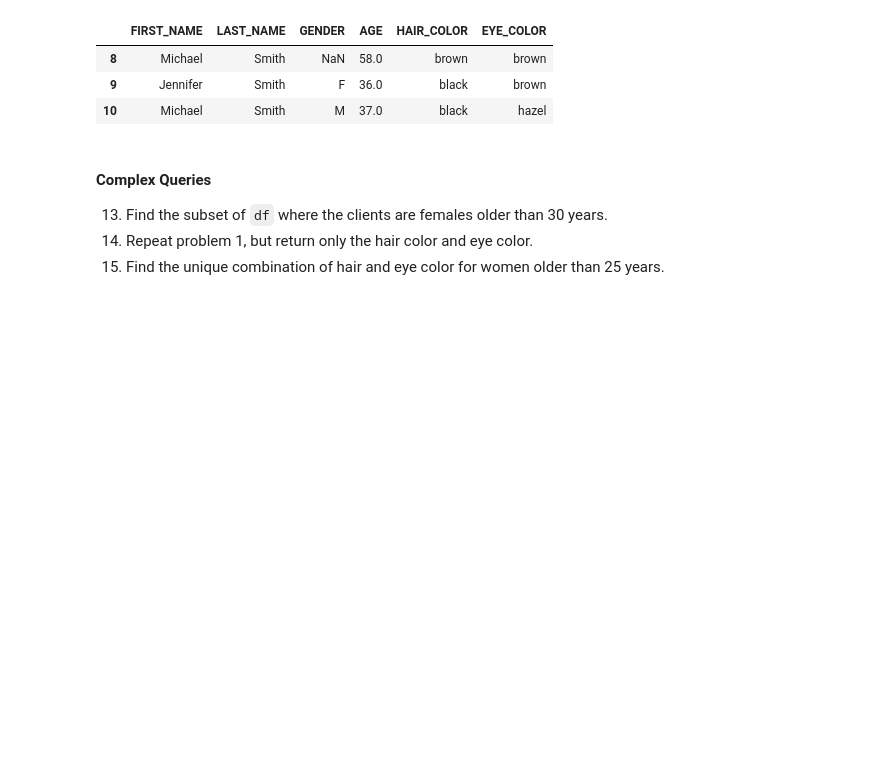
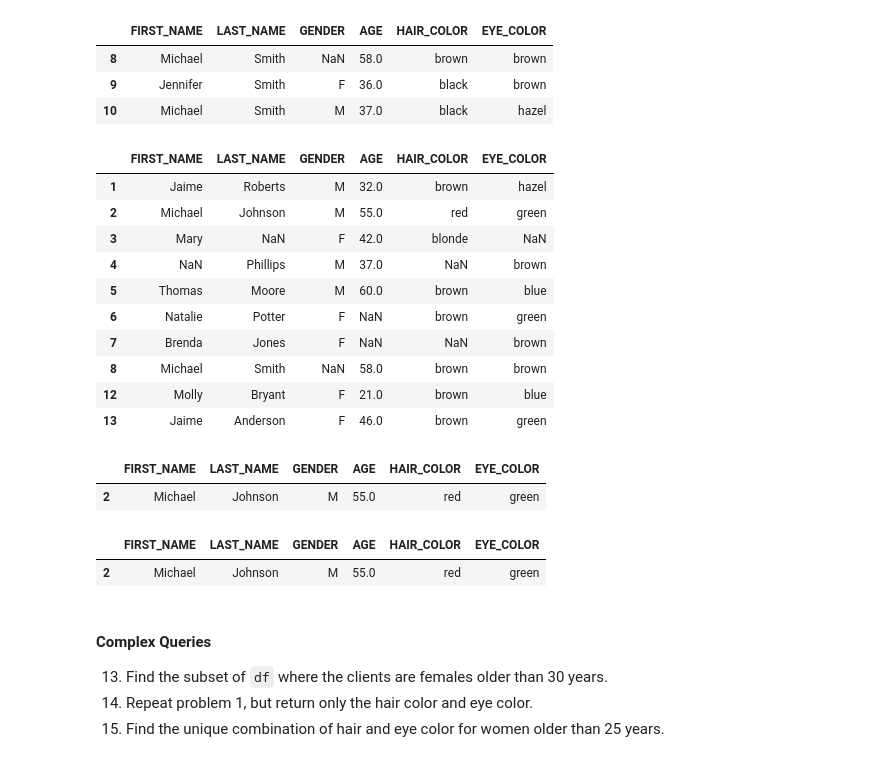
Before and after one commit to suheda1ben/Data-Analysis-with-Pandas, a Jupyter notebook: Data Analysis with Pandas.ipynb, the cells around one changed output. Drawn from its saved outputs; the diff is of its cells as text; code cells hidden in the pictures; blank space fills up the shorter version.

```diff
--- a/Data Analysis with Pandas.ipynb
+++ b/Data Analysis with Pandas.ipynb
@@ -114,6 +160,30 @@ df4[(df4['LAST_NAME']=='Smith')] #soyadi Smith olanlari cikardi.
 | 8 | Michael | Smith | NaN | 58.0 | brown | brown |
 | 9 | Jennifer | Smith | F | 36.0 | black | brown |
 | 10 | Michael | Smith | M | 37.0 | black | hazel |
+# %%
+df4[(df4['HAIR_COLOR']!="black")] #Listede sac rengi siyah olmayanlari buldum.
+# %% [output]
+|  | FIRST_NAME | LAST_NAME | GENDER | AGE | HAIR_COLOR | EYE_COLOR |
+| 1 | Jaime | Roberts | M | 32.0 | brown | hazel |
+| 2 | Michael | Johnson | M | 55.0 | red | green |
+| 3 | Mary | NaN | F | 42.0 | blonde | NaN |
+| 4 | NaN | Phillips | M | 37.0 | NaN | brown |
+| 5 | Thomas | Moore | M | 60.0 | brown | blue |
+| 6 | Natalie | Potter | F | NaN | brown | green |
+| 7 | Brenda | Jones | F | NaN | NaN | brown |
+| 8 | Michael | Smith | NaN | 58.0 | brown | brown |
+| 12 | Molly | Bryant | F | 21.0 | brown | blue |
+| 13 | Jaime | Anderson | F | 46.0 | brown | green |
+# %%
+df4[(df4['HAIR_COLOR']=='red')]
+# %% [output]
+|  | FIRST_NAME | LAST_NAME | GENDER | AGE | HAIR_COLOR | EYE_COLOR |
+| 2 | Michael | Johnson | M | 55.0 | red | green |
+# %%
+df4[(df4['HAIR_COLOR']=='red')]
+# %% [output]
+|  | FIRST_NAME | LAST_NAME | GENDER | AGE | HAIR_COLOR | EYE_COLOR |
+| 2 | Michael | Johnson | M | 55.0 | red | green |
 # %% [markdown]
 #### Complex Queries
 
```
Also changed, not shown: parts of 15 cells of this notebook, 2 other files.
